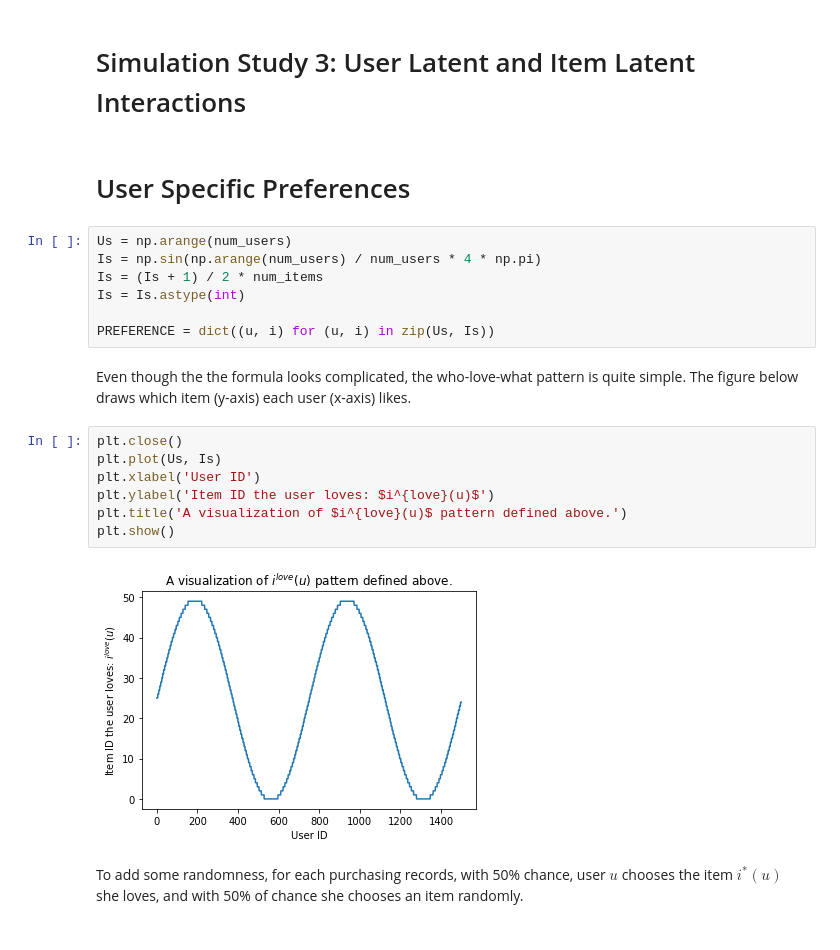
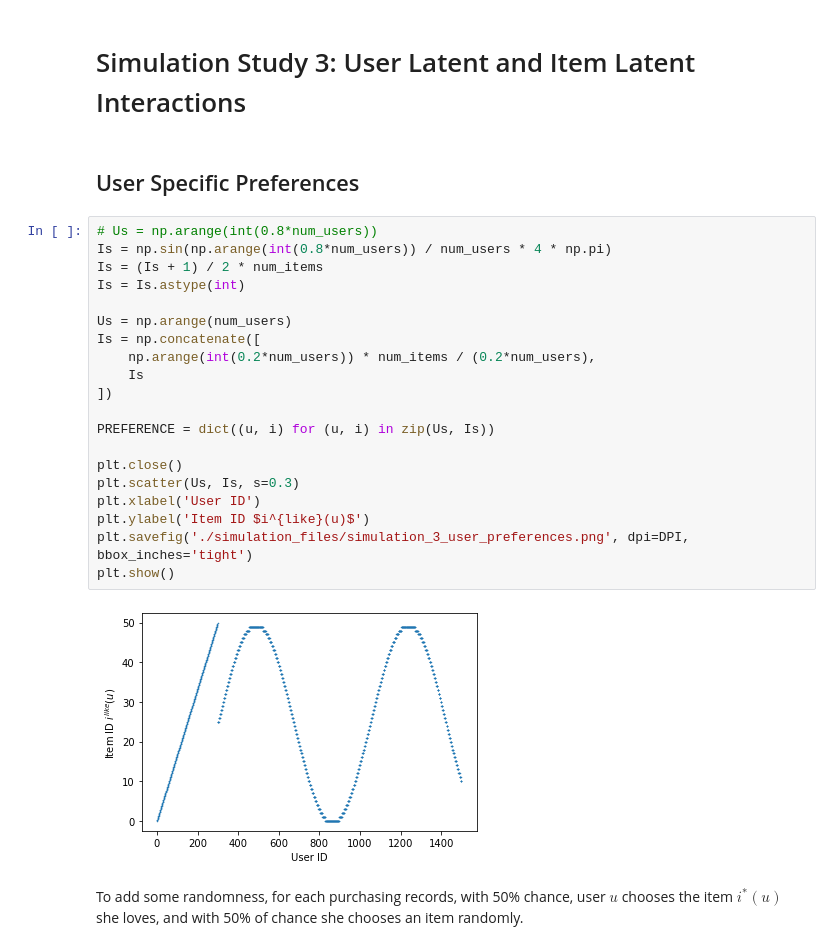
Before and after one commit to gsbDBI/bemb, a Jupyter notebook: tutorials/simulation/simulation_study_paper_demo.ipynb, the cells around one changed output. Saved outputs shown, nothing was run; the diff lists cells and outputs as text.

```diff
--- a/tutorials/simulation/simulation_study_paper_demo.ipynb
+++ b/tutorials/simulation/simulation_study_paper_demo.ipynb
@@ -491,26 +482,29 @@ real.shape=(50,), pred.shape=(50,)
 # %% [markdown]
 # Simulation Study 3: User Latent and Item Latent Interactions
 # %% [markdown]
-# User Specific Preferences
+## User Specific Preferences
 # %%
-Us = np.arange(num_users)
-Is = np.sin(np.arange(num_users) / num_users * 4 * np.pi)
+# Us = np.arange(int(0.8*num_users))
+Is = np.sin(np.arange(int(0.8*num_users)) / num_users * 4 * np.pi)
 Is = (Is + 1) / 2 * num_items
 Is = Is.astype(int)
 
+Us = np.arange(num_users)
+Is = np.concatenate([
+    np.arange(int(0.2*num_users)) * num_items / (0.2*num_users),
+    Is
+])
+
 PREFERENCE = dict((u, i) for (u, i) in zip(Us, Is))
+
+plt.close()
+plt.scatter(Us, Is, s=0.3)
+plt.xlabel('User ID')
+plt.ylabel('Item ID $i^{like}(u)$')
+plt.savefig('./simulation_files/simulation_3_user_preferences.png', dpi=DPI, bbox_inches='tight')
+plt.show()
+# %% [output]
+[figure, added]
-# %% [markdown]
-Even though the the formula looks complicated, the who-love-what pattern is quite simple.
-The figure below draws which item (y-axis) each user (x-axis) likes.
-# %%
-plt.close()
-plt.plot(Us, Is)
-plt.xlabel('User ID')
-plt.ylabel('Item ID the user loves: $i^{love}(u)$')
-plt.title('A visualization of $i^{love}(u)$ pattern defined above.')
-plt.show()
-# %% [output]
-[figure, removed]
 # %% [markdown]
 To add some randomness, for each purchasing records, with 50\% chance, user $u$ chooses the item $i^*(u)$ she loves, and with 50\% of chance she chooses an item randomly.
 # %%
```
Also changed, not shown: parts of 33 cells of this notebook, 3 other files.
